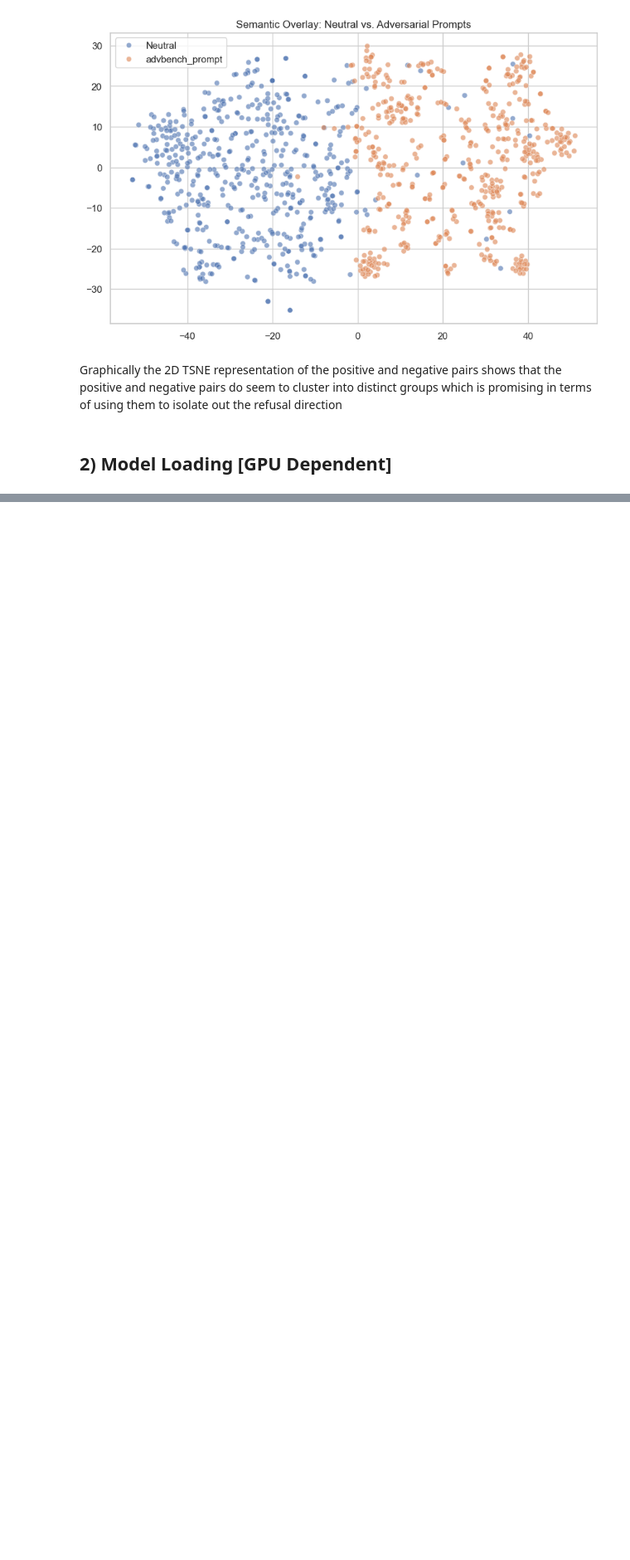
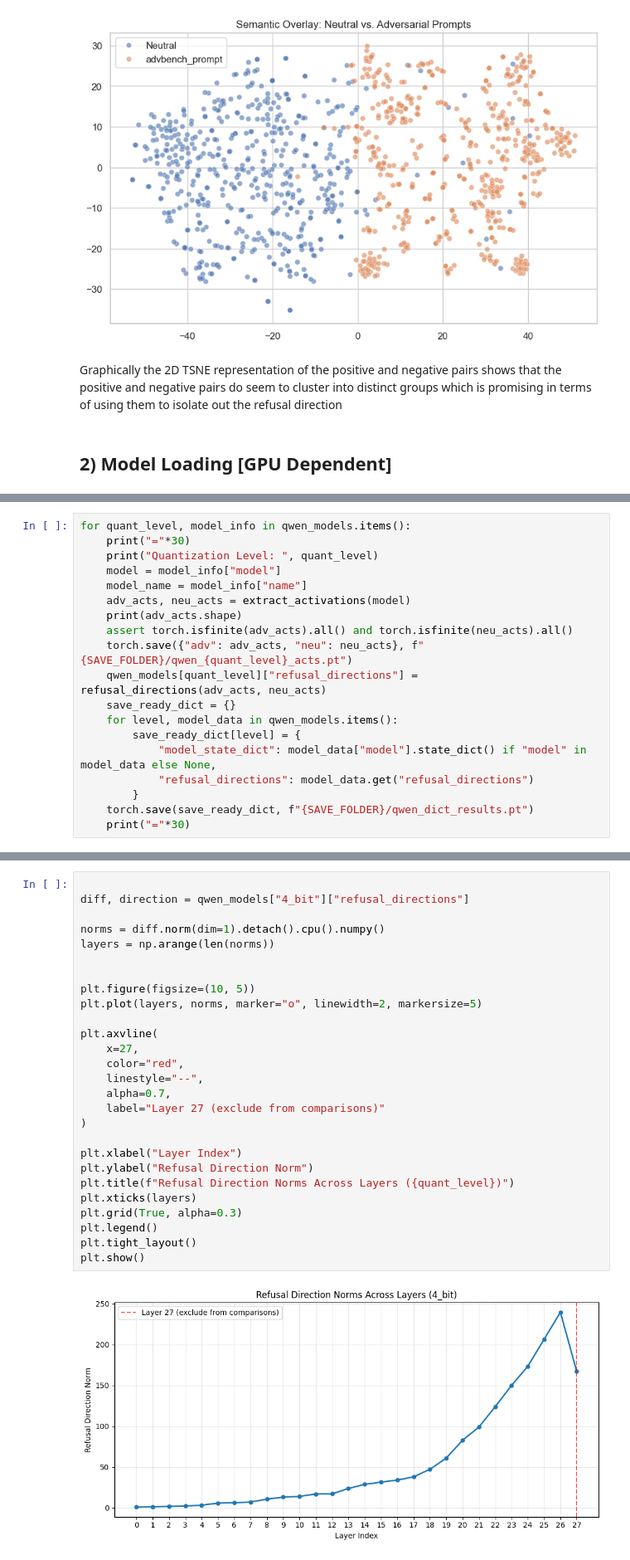
Before and after one commit to HelloUniversePyC/QuantizationRefusalEval, a Jupyter notebook: Stage_1.ipynb, the cells around one changed output, grey strips where cells are left out. Shown at 83% size. Saved outputs shown, nothing was run; the diff lists cells and outputs as text; blank space fills up the shorter version.

Commit message:
FEAT: refusal directions extracted for all Qwen models, all layers via Diff of Means approach

```diff
--- a/Stage_1.ipynb
+++ b/Stage_1.ipynb
@@ -513,0 +859,19 @@ Graphically the 2D TSNE representation of the positive and negative pairs shows
+# %%
+for quant_level, model_info in qwen_models.items():
+    print("="*30)
+    print("Quantization Level: ", quant_level)
+    model = model_info["model"]
+    model_name = model_info["name"]
+    adv_acts, neu_acts = extract_activations(model)
+    print(adv_acts.shape)
+    assert torch.isfinite(adv_acts).all() and torch.isfinite(neu_acts).all()
+    torch.save({"adv": adv_acts, "neu": neu_acts}, f"{SAVE_FOLDER}/qwen_{quant_level}_acts.pt")
+    qwen_models[quant_level]["refusal_directions"] = refusal_directions(adv_acts, neu_acts)
+    save_ready_dict = {}
+    for level, model_data in qwen_models.items():
+        save_ready_dict[level] = {
+            "model_state_dict": model_data["model"].state_dict() if "model" in model_data else None,
+            "refusal_directions": model_data.get("refusal_directions")
+        }
+    torch.save(save_ready_dict, f"{SAVE_FOLDER}/qwen_dict_results.pt")
+    print("="*30)
@@ -513,0 +908,29 @@ Graphically the 2D TSNE representation of the positive and negative pairs shows
+# %%
+
+diff, direction = qwen_models["4_bit"]["refusal_directions"]
+
+norms = diff.norm(dim=1).detach().cpu().numpy()
+layers = np.arange(len(norms))
+
+
+plt.figure(figsize=(10, 5))
+plt.plot(layers, norms, marker="o", linewidth=2, markersize=5)
+
+plt.axvline(
+    x=27,
+    color="red",
+    linestyle="--",
+    alpha=0.7,
+    label="Layer 27 (exclude from comparisons)"
+)
+
+plt.xlabel("Layer Index")
+plt.ylabel("Refusal Direction Norm")
+plt.title(f"Refusal Direction Norms Across Layers ({quant_level})")
+plt.xticks(layers)
+plt.grid(True, alpha=0.3)
+plt.legend()
+plt.tight_layout()
+plt.show()
+# %% [output]
+[figure, added]
```
Also changed, not shown: parts of 59 cells of this notebook, 1 other file.
